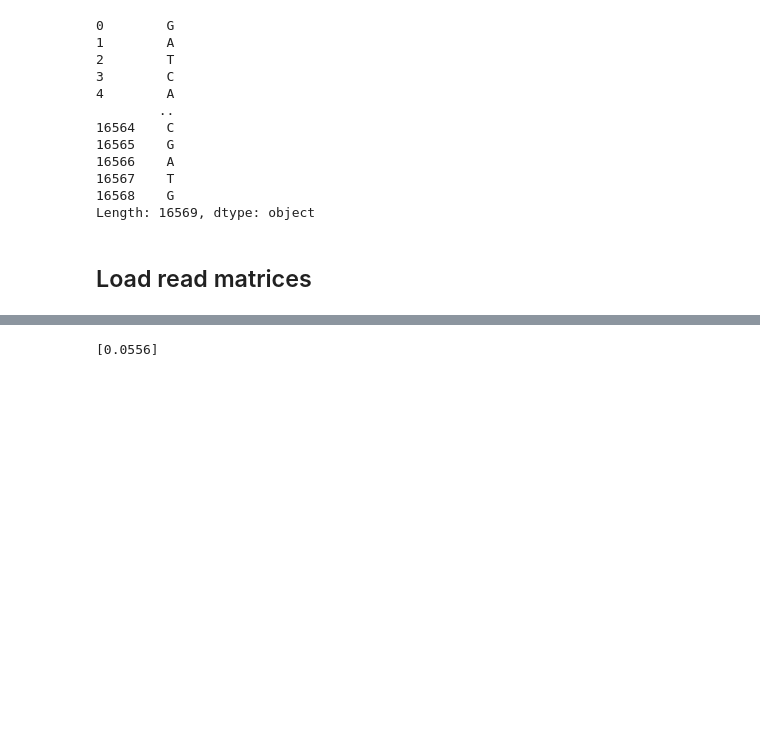
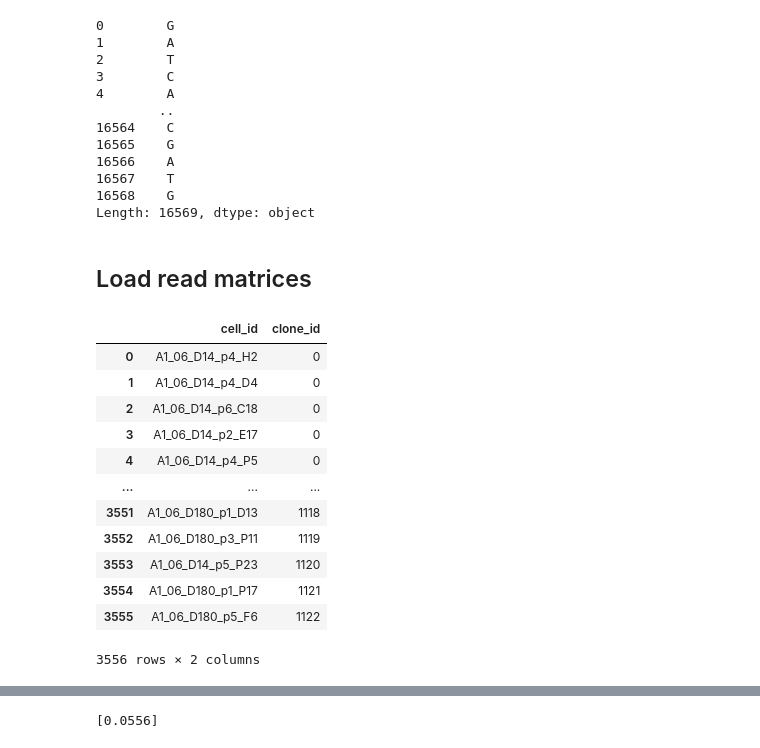
Before and after one commit to cbg-ethz/mt-SCITE, a Jupyter notebook: Notebooks/compute_mutations_probabilities_A6_cj_zumi.ipynb, the cells around one changed output, grey strips where cells are left out. Saved outputs shown, nothing was run; the diff lists cells and outputs as text; code cells hidden in the pictures; blank space fills up the shorter version.

```diff
--- a/Notebooks/compute_mutations_probabilities_A6_cj_zumi.ipynb
+++ b/Notebooks/compute_mutations_probabilities_A6_cj_zumi.ipynb
@@ -35,3 +35,21 @@ reference
 Length: 16569, dtype: object
 # %% [markdown]
 ## Load read matrices
+# %%
+meta = pd.read_csv('../../data/Joanna_AC-files/a1_06_meta_data.csv')
+# %%
+meta
+# %% [output]
+|  | cell_id | clone_id |
+| 0 | A1_06_D14_p4_H2 | 0 |
+| 1 | A1_06_D14_p4_D4 | 0 |
+| 2 | A1_06_D14_p6_C18 | 0 |
+| 3 | A1_06_D14_p2_E17 | 0 |
+| 4 | A1_06_D14_p4_P5 | 0 |
+| ... | ... | ... |
+| 3551 | A1_06_D180_p1_D13 | 1118 |
+| 3552 | A1_06_D180_p3_P11 | 1119 |
+| 3553 | A1_06_D14_p5_P23 | 1120 |
+| 3554 | A1_06_D180_p1_P17 | 1121 |
+| 3555 | A1_06_D180_p5_F6 | 1122 |
+3556 rows × 2 columns
```
Also changed, not shown: parts of 7 cells of this notebook.
